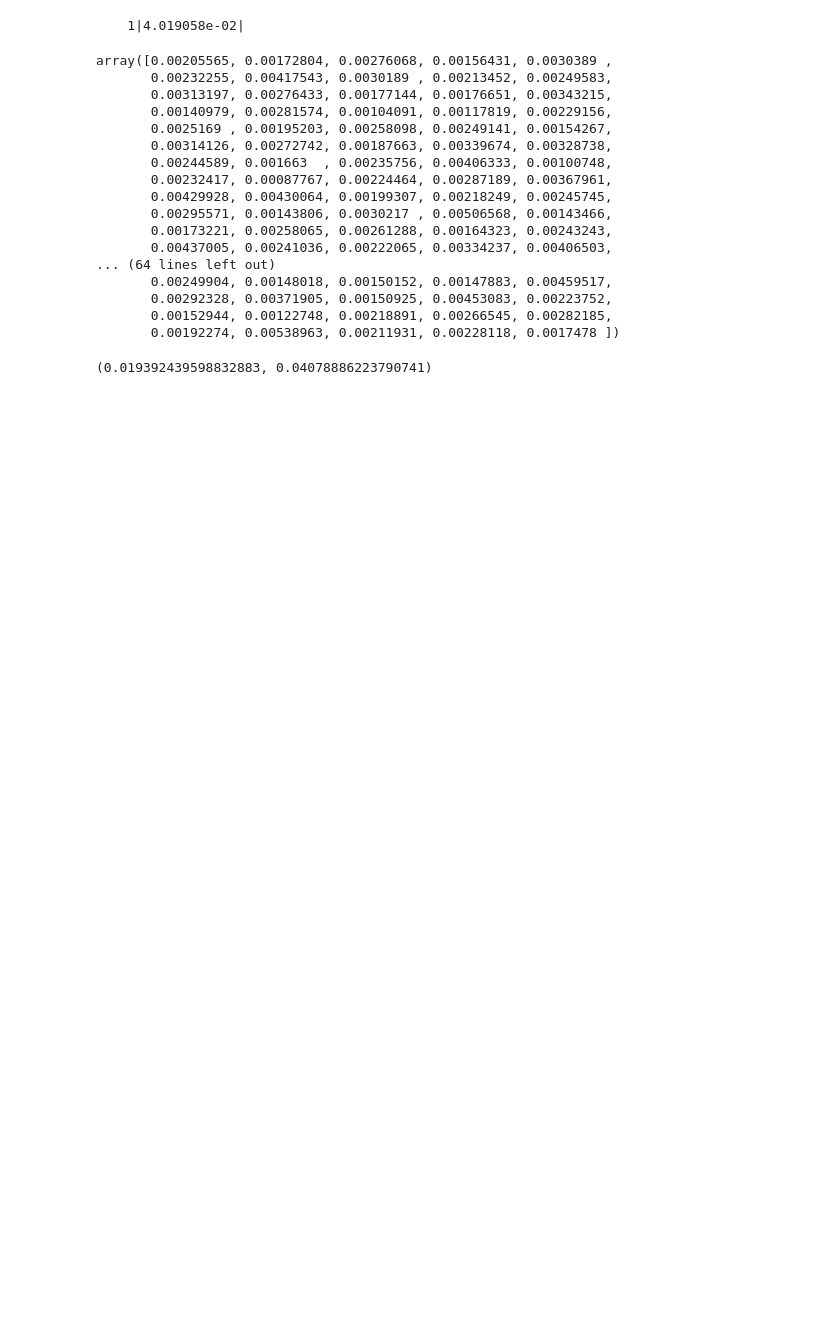
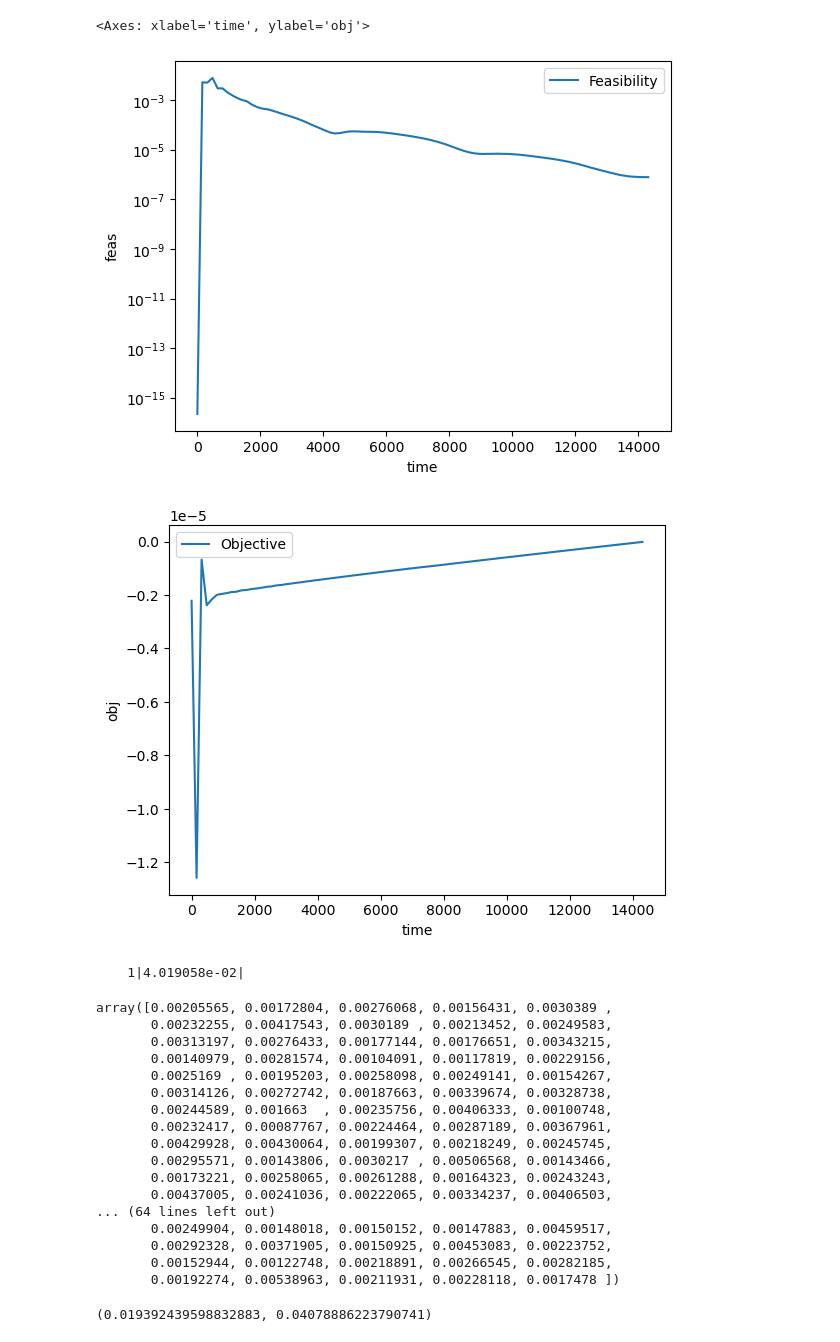
Before and after one commit to mxburns2022/CuDXG.jl, a Jupyter notebook: scratch.ipynb, the cells around one changed output. Saved outputs shown, nothing was run; the diff lists cells and outputs as text; code cells hidden in the pictures; blank space fills up the shorter version.

```diff
--- a/scratch.ipynb
+++ b/scratch.ipynb
@@ -1,3 +1,21 @@
+# %%
+import numpy as np
+import pandas as pd
+import seaborn as sns
+import matplotlib.pyplot as plt
+
+
+df = pd.read_csv('ctransferlog.csv', header=None)
+fig, ax = plt.subplots()
+df.columns = ['time', 'iter', 'feas', 'obj', 'solver']
+sns.lineplot(df, x='time', y='feas', label='Feasibility')
+ax.set_yscale('log')
+fig, ax = plt.subplots()
+sns.lineplot(df, x='time', y='obj', label='Objective')
+# %% [output]
+<Axes: xlabel='time', ylabel='obj'>
+[figure, added]
+[figure, added]
 # %%
 import ot
 import numpy as np
```
Also changed, not shown: parts of 2 cells of this notebook, 12 other files.
